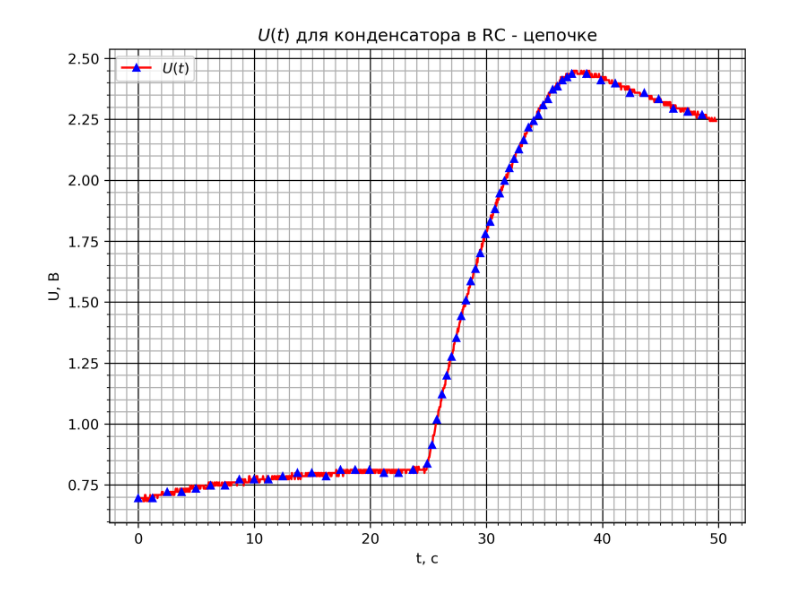
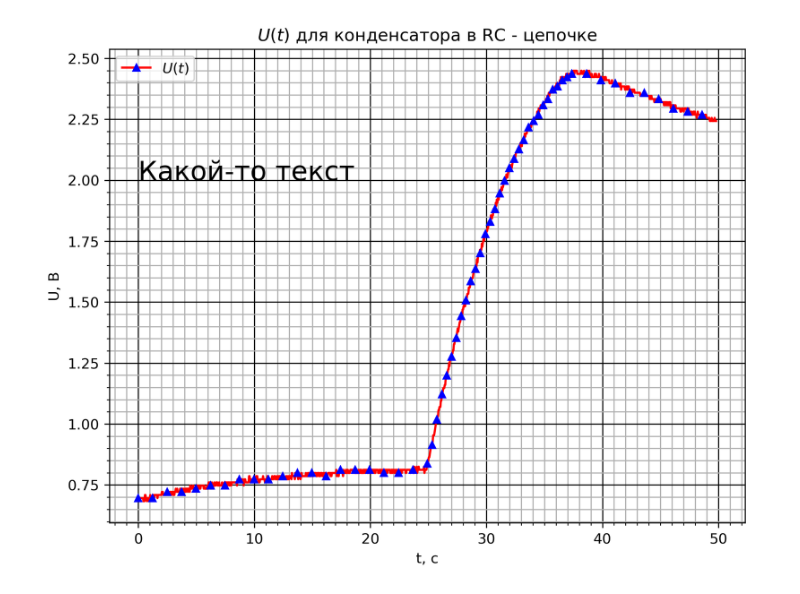
Before and after one commit to lednikita0481/get, a Jupyter notebook: measurements/graph.ipynb, the cells around one changed output. Saved outputs shown, nothing was run; the diff lists cells and outputs as text; code cells hidden in the pictures.

```diff
--- a/measurements/graph.ipynb
+++ b/measurements/graph.ipynb
@@ -16,25 +16,27 @@ T = np.linspace(0, all_time, 1200)
 # %%
 fig, ax = plt.subplots(figsize = (8, 6), dpi = 300)
 ax.set_title(r"$U(t)$ для конденсатора в RC - цепочке")
 ax.minorticks_on()
 ax.grid(which = 'major', color = 'black')
 ax.grid(which = 'minor')
 
 ax.xaxis.set_major_locator(ticker.MultipleLocator(10))
 ax.xaxis.set_minor_locator(ticker.MultipleLocator(1))
 
 ax.yaxis.set_major_locator(ticker.MultipleLocator(0.25))
 ax.yaxis.set_minor_locator(ticker.MultipleLocator(0.05))
 
 ax.set_ylabel("U, B")
 ax.set_xlabel("t, с")
 
+ax.text(0, 2,  "Какой-то текст", fontsize = 19)
+
 ax.plot(T[0:600], U[0:600], color = "red", marker = '^', markevery = 30, ms = 5, mec = "blue", mfc = "blue", label = r"$U(t)$")
 ax.plot(T[600:900], U[600:900], color = "red", marker = '^', markevery = 10, ms = 5, mec = "blue", mfc = "blue")
 ax.plot(T[900:], U[900:], color = "red", marker = '^', markevery = 30, ms = 5, mec = "blue", mfc = "blue")
 
 ax.legend(shadow  = False, loc = 'upper left', fontsize = 10)
 
 plt.savefig("graph.png")
 # %% [output]
-[figure, old version]
+[figure, new version]
```
